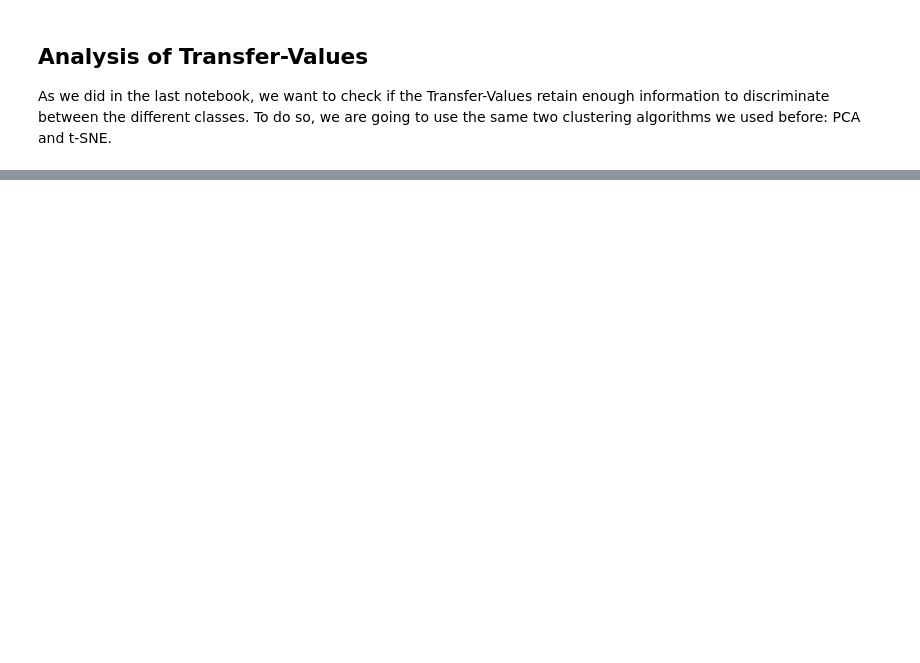
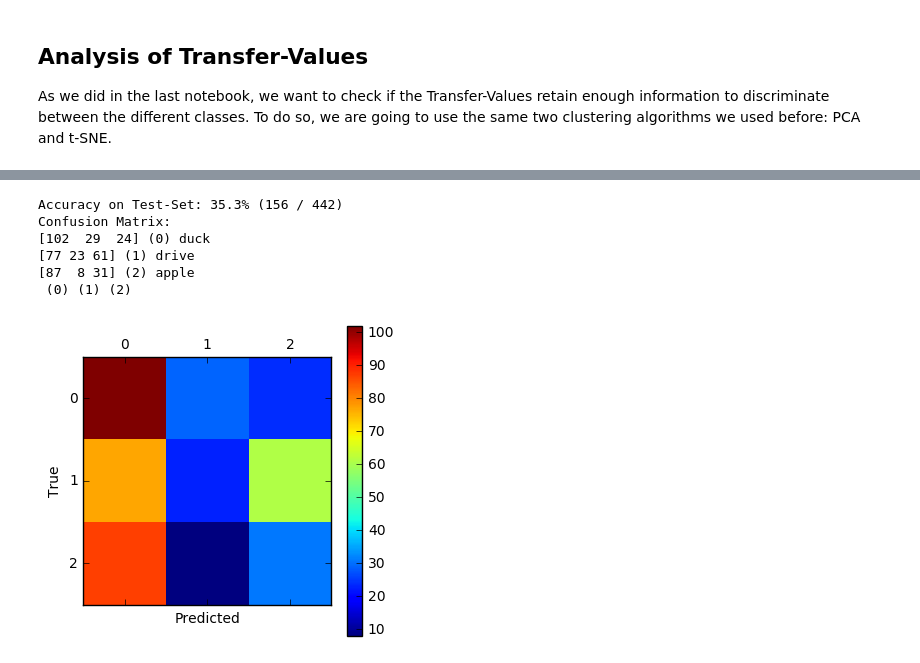
Before and after one commit to Kidel/Deep-Learning-CNN-for-Image-Recognition, a Jupyter notebook: 05_Transfer_Learning_on_Video_Data.ipynb, the cells around one changed output, grey strips where cells are left out. Saved outputs shown, nothing was run; the diff lists cells and outputs as text; code cells hidden in the pictures; blank space fills up the shorter version.

```diff
--- a/05_Transfer_Learning_on_Video_Data.ipynb
+++ b/05_Transfer_Learning_on_Video_Data.ipynb
@@ -189,0 +235,3 @@ plot_scatter(transfer_values_reduced, cls)
+# %%
+session = tf.Session()
+session.run(tf.initialize_all_variables())
@@ -189,0 +284,13 @@ plot_scatter(transfer_values_reduced, cls)
+# %%
+def plot_example_errors(cls_pred, correct):
+    # This function is called from print_test_accuracy() below.
+    incorrect = (correct == False)
+    images = images_test[incorrect]
+    # Get the predicted classes for those images.
+    cls_pred = cls_pred[incorrect]
+    # Get the true classes for those images.
+    cls_true = cls_test[incorrect]
+    # Plot the first 9 images.
+    plot_images(images=images[0:9],
+                cls_true=cls_true[0:9],
+                cls_pred=cls_pred[0:9])
@@ -189,0 +364,3 @@ plot_scatter(transfer_values_reduced, cls)
+# %%
+def classification_accuracy(correct):
+    return correct.mean(), correct.sum()
@@ -189,0 +370,21 @@ plot_scatter(transfer_values_reduced, cls)
+# %%
+def print_test_accuracy(show_example_errors=False,
+                        show_confusion_matrix=False):
+    # For all the images in the test-set,
+    # calculate the predicted classes and whether they are correct.
+    correct, cls_pred = predict_cls_test()
+    # Classification accuracy and the number of correct classifications.
+    acc, num_correct = classification_accuracy(correct)
+    # Number of images being classified.
+    num_images = len(correct)
+    # Print the accuracy.
+    msg = "Accuracy on Test-Set: {0:.1%} ({1} / {2})"
+    print(msg.format(acc, num_correct, num_images))
+    # Plot some examples of mis-classifications, if desired.
+    if show_example_errors:
+        print("Example errors:")
+        plot_example_errors(cls_pred=cls_pred, correct=correct)
+    # Plot the confusion matrix, if desired.
+    if show_confusion_matrix:
+        print("Confusion Matrix:")
+        plot_confusion_matrix(cls_pred=cls_pred)
@@ -189,0 +396,10 @@ plot_scatter(transfer_values_reduced, cls)
+# %%
+print_test_accuracy(show_example_errors=False, show_confusion_matrix=True)
+# %% [output]
+Accuracy on Test-Set: 35.3% (156 / 442)
+Confusion Matrix:
+[102  29  24] (0) duck
+[77 23 61] (1) drive
+[87  8 31] (2) apple
+ (0) (1) (2)
+[figure, added]
```
Also changed, not shown: parts of 32 cells of this notebook.
